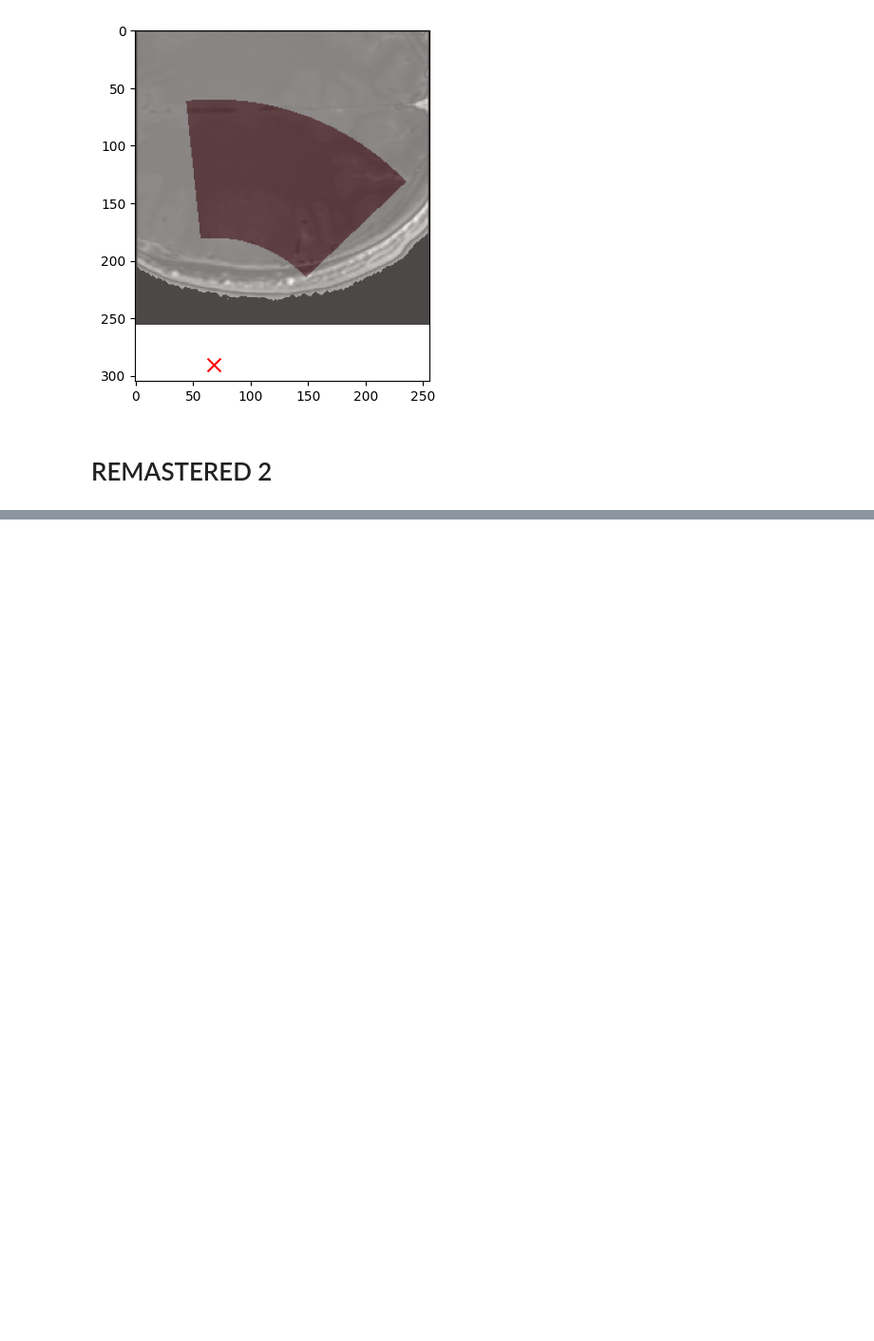
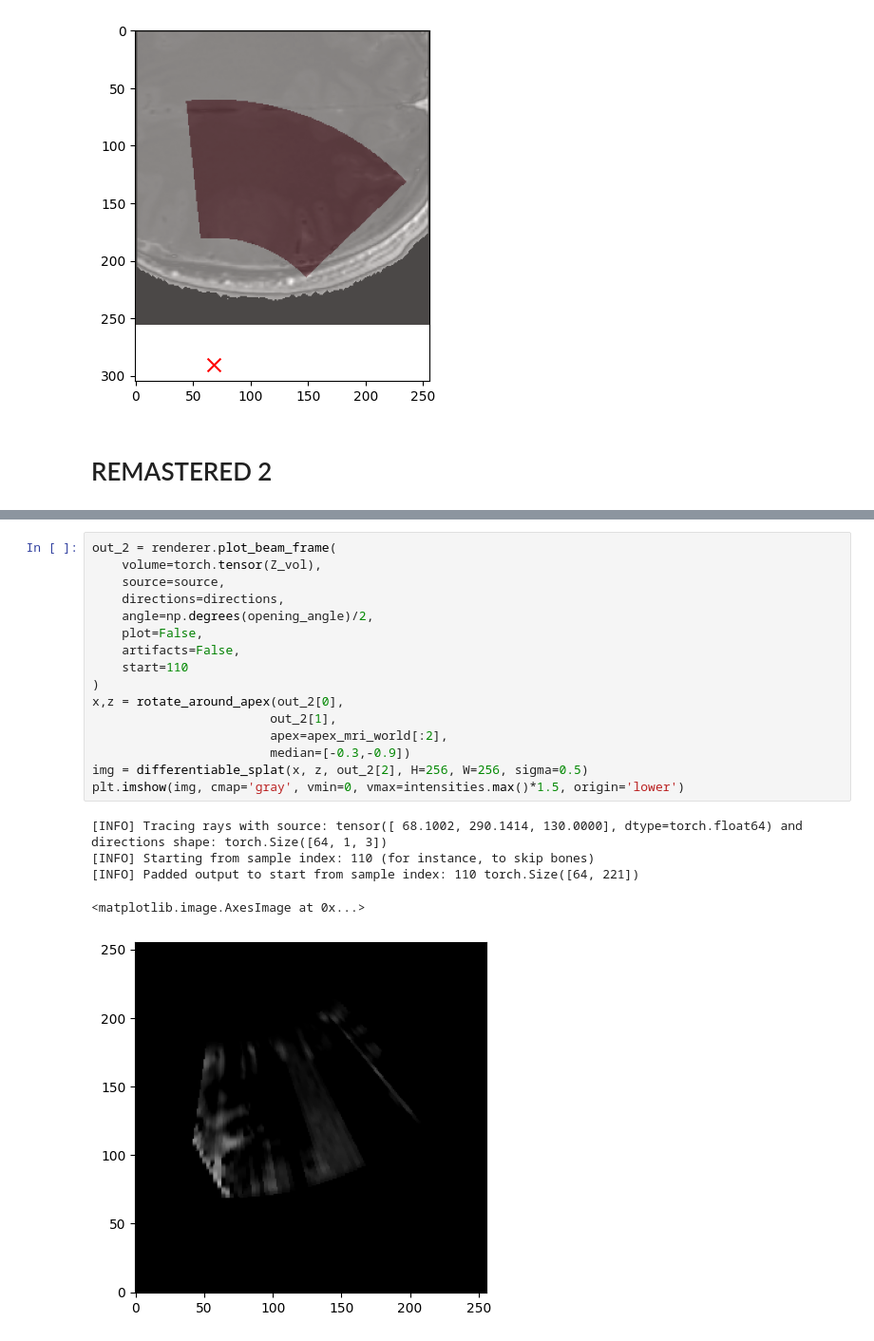
Before and after one commit to gduguey/DiffUS, a Jupyter notebook: notebooks/[DEMO] Train MRI to Impedance MLP.ipynb, the cells around one changed output, grey strips where cells are left out. Shown at 95% size. Cells and saved outputs as stored; diff of their text form; blank space fills up the shorter version.

```diff
--- a/notebooks/[DEMO] Train MRI to Impedance MLP.ipynb
+++ b/notebooks/[DEMO] Train MRI to Impedance MLP.ipynb
@@ -696,0 +712,22 @@ plt.show()
+# %%
+out_2 = renderer.plot_beam_frame(
+    volume=torch.tensor(Z_vol),
+    source=source,
+    directions=directions,
+    angle=np.degrees(opening_angle)/2,
+    plot=False,
+    artifacts=False,
+    start=110
+)
+x,z = rotate_around_apex(out_2[0],
+                        out_2[1],
+                        apex=apex_mri_world[:2],
+                        median=[-0.3,-0.9])
+img = differentiable_splat(x, z, out_2[2], H=256, W=256, sigma=0.5)
+plt.imshow(img, cmap='gray', vmin=0, vmax=intensities.max()*1.5, origin='lower')
+# %% [output]
+[INFO] Tracing rays with source: tensor([ 68.1002, 290.1414, 130.0000], dtype=torch.float64) and directions shape: torch.Size([64, 1, 3])
+[INFO] Starting from sample index: 110 (for instance, to skip bones)
+[INFO] Padded output to start from sample index: 110 torch.Size([64, 221])
+<matplotlib.image.AxesImage at 0x...>
+[figure, added]
```
Also changed, not shown: parts of 9 cells of this notebook, 1 other file.
